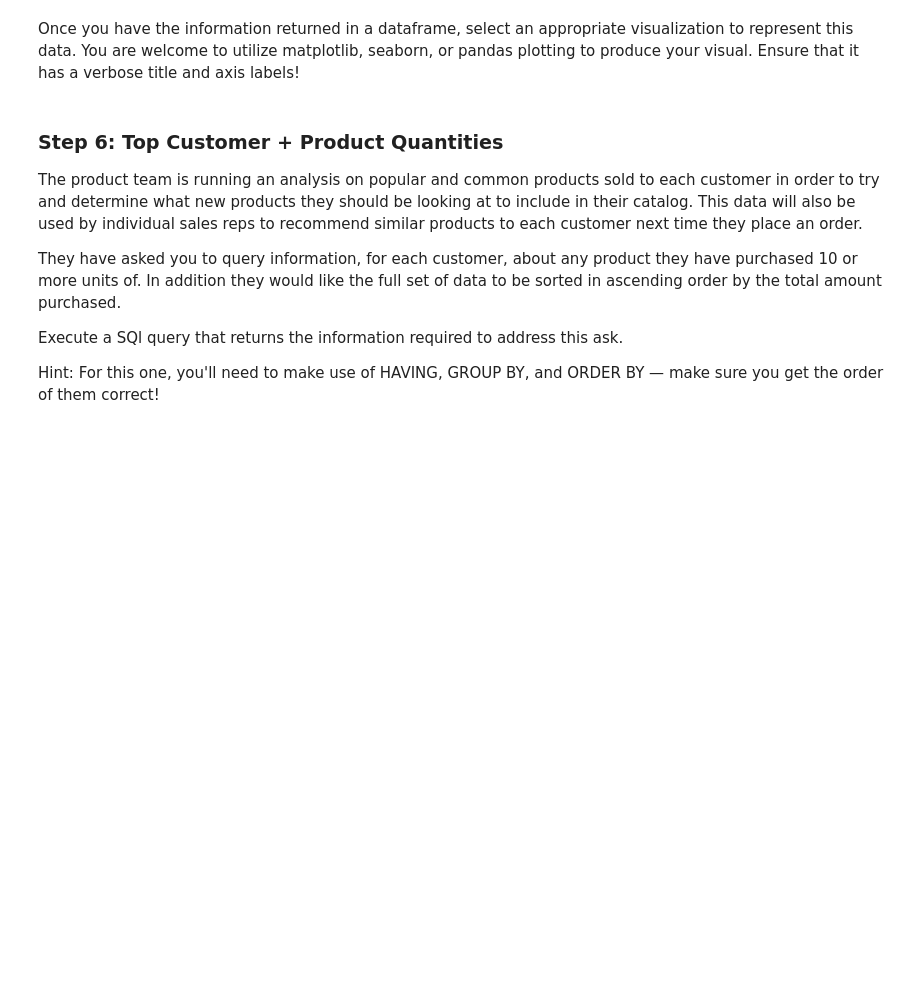
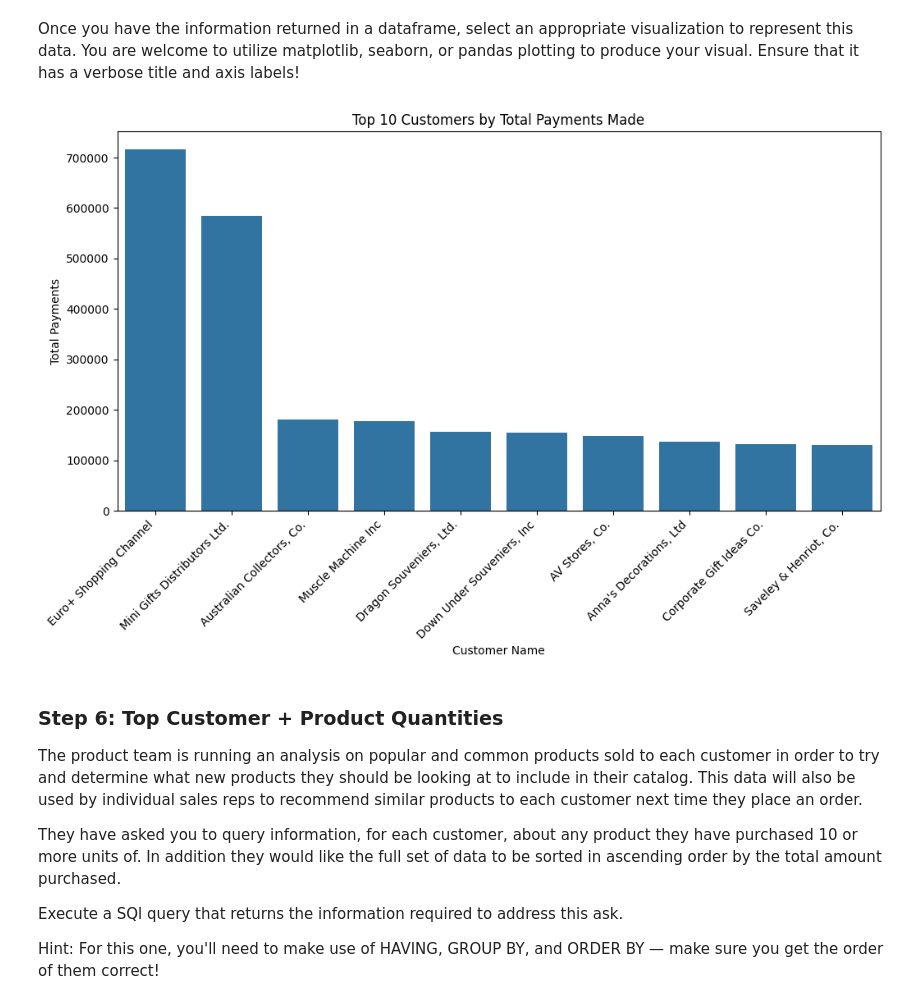
Before and after one commit to drivernf/dsc-sql-summative-lab, a Jupyter notebook: SQLSummativeLab.ipynb, the cells around one changed output. Saved outputs shown, nothing was run; the diff lists cells and outputs as text; code cells hidden in the pictures; blank space fills up the shorter version.

Commit message:
Top ten customers by total payments made

```diff
--- a/SQLSummativeLab.ipynb
+++ b/SQLSummativeLab.ipynb
@@ -192,0 +190,14 @@ None
+# %%
+# Replace None with your code
+top_customers = pd.read_sql_query("""
+    SELECT c.customerName,
+           ROUND(SUM(CAST(p.amount AS REAL)), 2) AS total_payments
+    FROM customers c
+    JOIN payments p
+        ON c.customerNumber = p.customerNumber
+    GROUP BY c.customerNumber, c.customerName
+    ORDER BY total_payments DESC
+    LIMIT 10
+""", conn)
+
+top_customers
@@ -195,7 +218,15 @@ Once you have the information returned in a dataframe, select an appropriate vis
 # %%
 # Replace None with your visual code
 # Produce a visual to represent the top ten customers in terms of total payments
-None
+plt.figure(figsize=(12, 6))
+sns.barplot(data=top_customers, x='customerName', y='total_payments')
+plt.title('Top 10 Customers by Total Payments Made')
+plt.xlabel('Customer Name')
+plt.ylabel('Total Payments')
+plt.xticks(rotation=45, ha='right')
+plt.show()
+# %% [output]
+[figure, added]
 # %% [markdown]
 ### Step 6: Top Customer + Product Quantities
 The product team is running an analysis on popular and common products sold to each customer in order to try and determine what new products they should be looking at to include in their catalog. This data will also be used by individual sales reps to recommend similar products to each customer next time they place an order.
```
Also changed, not shown: parts of 2 cells of this notebook.
